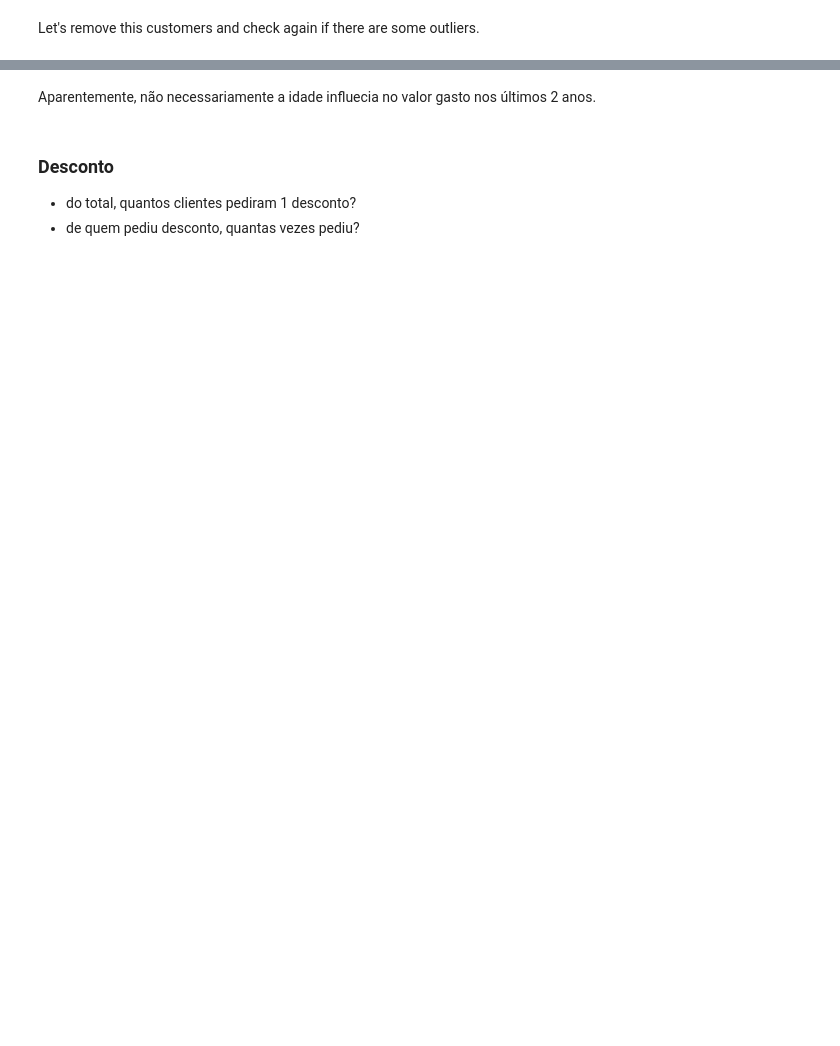
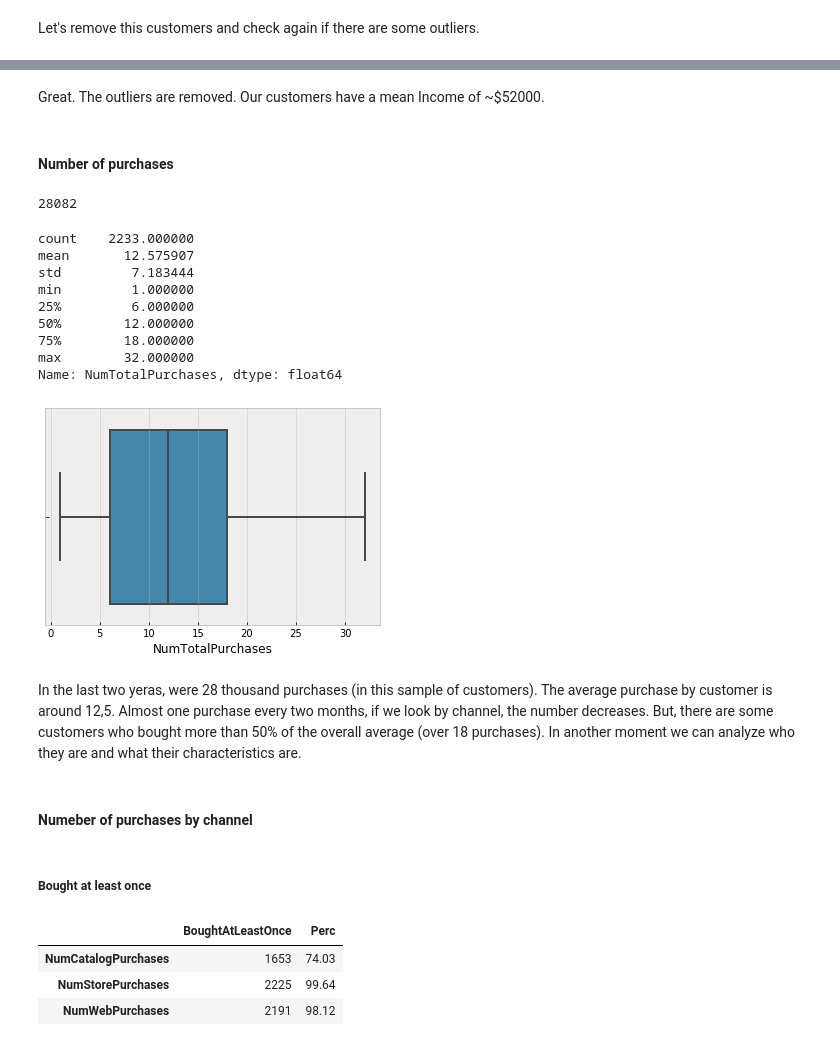
Before and after one commit to Danielgmelo/ifood, a Jupyter notebook: my_project/notebooks/eda/customers.ipynb, the cells around one changed output, grey strips where cells are left out. Drawn from its saved outputs; the diff is of its cells as text; code cells hidden in the pictures; blank space fills up the shorter version.

Commit message:
customer analysis completed

```diff
--- a/my_project/notebooks/eda/customers.ipynb
+++ b/my_project/notebooks/eda/customers.ipynb
@@ -210,3 +183,0 @@ df['Income'].hist()
-# %%
-current_year = datetime.date.today().year
-df = (df.assign(Age = current_year - df['Year_Birth']))
@@ -261,7 +184,25 @@ sns.regplot(data=data, x='Age', y='MntTotal'), plt.title("Age x Amount Total")
-# %% [markdown]
-Aparentemente, não necessariamente a idade influecia no valor gasto nos últimos 2 anos.
-# %% [markdown]
-### Desconto
-
-- do total, quantos clientes pediram 1 desconto?
-- de quem pediu desconto, quantas vezes pediu?
+# %% [markdown]
+Great. The outliers are removed. Our customers have a mean Income of ~$52000.
+# %% [markdown]
+#### Number of purchases
+# %%
+sns.boxplot(x=df['NumTotalPurchases'])
+print(df['NumTotalPurchases'].sum())
+df['NumTotalPurchases'].describe()
+# %% [output]
+28082
+count    2233.000000
+mean       12.575907
+std         7.183444
+min         1.000000
+25%         6.000000
+50%        12.000000
+75%        18.000000
+max        32.000000
+Name: NumTotalPurchases, dtype: float64
+[figure, added]
+# %% [markdown]
+In the last two yeras, were 28 thousand purchases (in this sample of customers). The average purchase by customer is around 12,5. Almost one purchase every two months, if we look by channel, the number decreases.
+But, there are some customers who bought more than 50% of the overall average (over 18 purchases). In another moment we can analyze who they are and what their characteristics are.
+# %% [markdown]
+####  Numeber of purchases by channel
@@ -267,0 +212,9 @@ Aparentemente, não necessariamente a idade influecia no valor gasto nos último
+# %% [markdown]
+##### Bought at least once
+# %%
+bought_at_least_once_channels.assign(Perc = np.multiply(bought_at_least_once_channels['BoughtAtLeastOnce'] / df['NumTotalPurchases'].count(), 100).round(2))
+# %% [output]
+|  | BoughtAtLeastOnce | Perc |
+| NumCatalogPurchases | 1653 | 74.03 |
+| NumStorePurchases | 2225 | 99.64 |
+| NumWebPurchases | 2191 | 98.12 |
```
Also changed, not shown: parts of 49 cells of this notebook, 6 other files.
